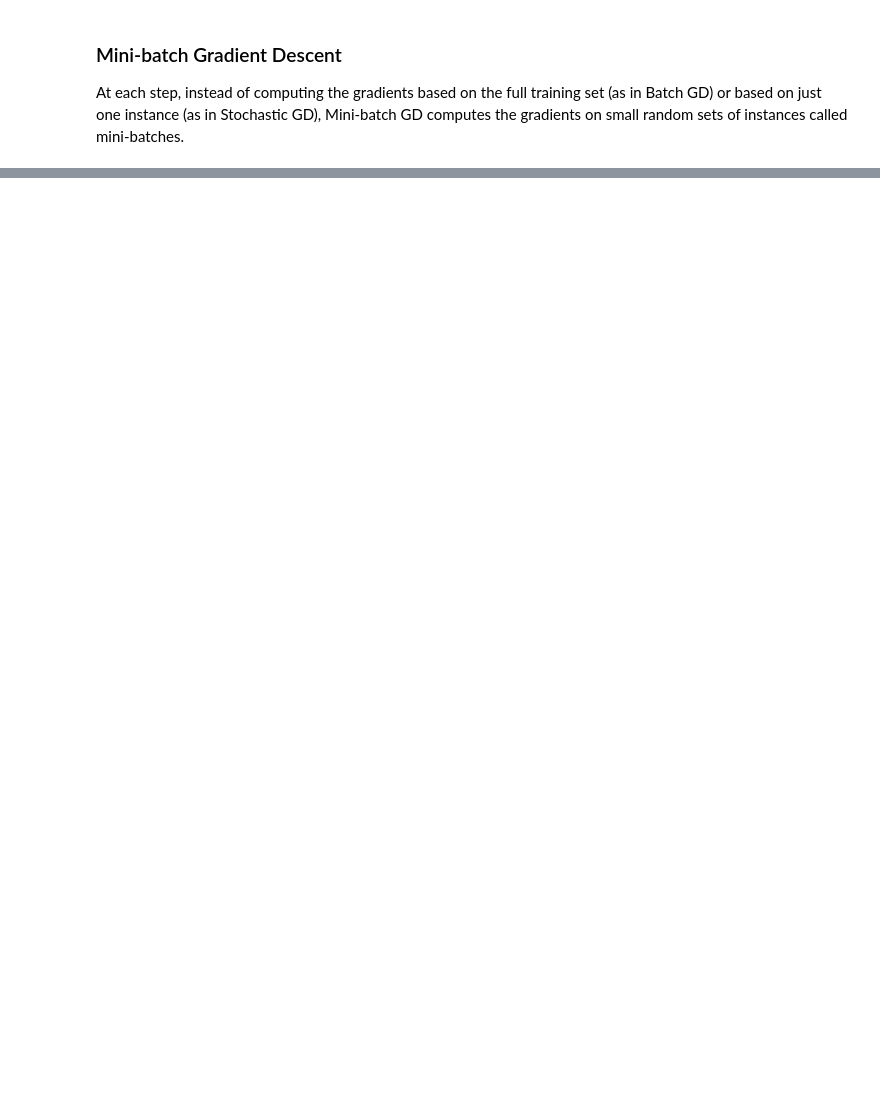
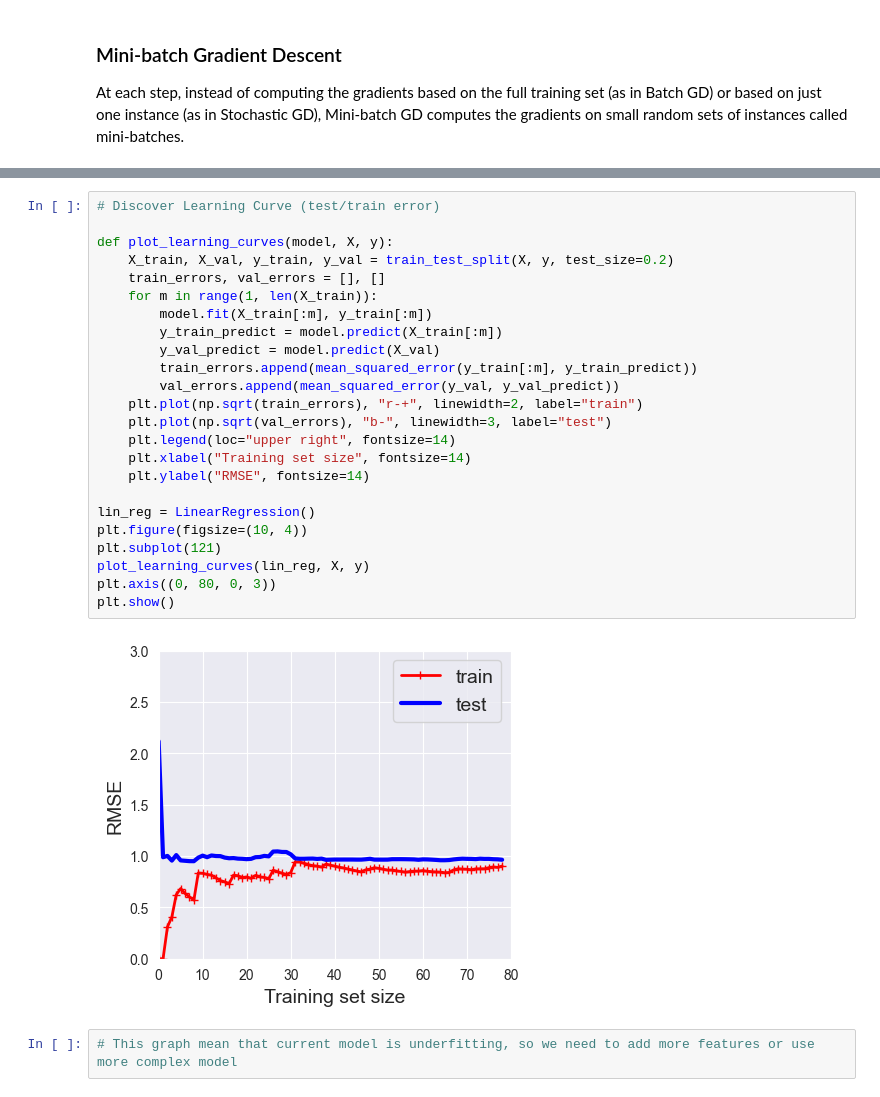
Before and after one commit to KevinShindel/MachineLearning, a Jupyter notebook: ML with TensorFlow/simple_model_training.ipynb, the cells around one changed output, grey strips where cells are left out. Saved outputs shown, nothing was run; the diff lists cells and outputs as text; blank space fills up the shorter version.

```diff
--- a/ML with TensorFlow/simple_model_training.ipynb
+++ b/ML with TensorFlow/simple_model_training.ipynb
@@ -359,0 +304,28 @@ plt.show()
+# %%
+# Discover Learning Curve (test/train error)
+
+def plot_learning_curves(model, X, y):
+    X_train, X_val, y_train, y_val = train_test_split(X, y, test_size=0.2)
+    train_errors, val_errors = [], []
+    for m in range(1, len(X_train)):
+        model.fit(X_train[:m], y_train[:m])
+        y_train_predict = model.predict(X_train[:m])
+        y_val_predict = model.predict(X_val)
+        train_errors.append(mean_squared_error(y_train[:m], y_train_predict))
+        val_errors.append(mean_squared_error(y_val, y_val_predict))
+    plt.plot(np.sqrt(train_errors), "r-+", linewidth=2, label="train")
+    plt.plot(np.sqrt(val_errors), "b-", linewidth=3, label="test")
+    plt.legend(loc="upper right", fontsize=14)
+    plt.xlabel("Training set size", fontsize=14)
+    plt.ylabel("RMSE", fontsize=14)
+
+lin_reg = LinearRegression()
+plt.figure(figsize=(10, 4))
+plt.subplot(121)
+plot_learning_curves(lin_reg, X, y)
+plt.axis((0, 80, 0, 3))
+plt.show()
+# %% [output]
+[figure, added]
+# %%
+# This graph mean that current model is underfitting, so we need to add more features or use more complex model
```
Also changed, not shown: parts of 21 cells of this notebook.
